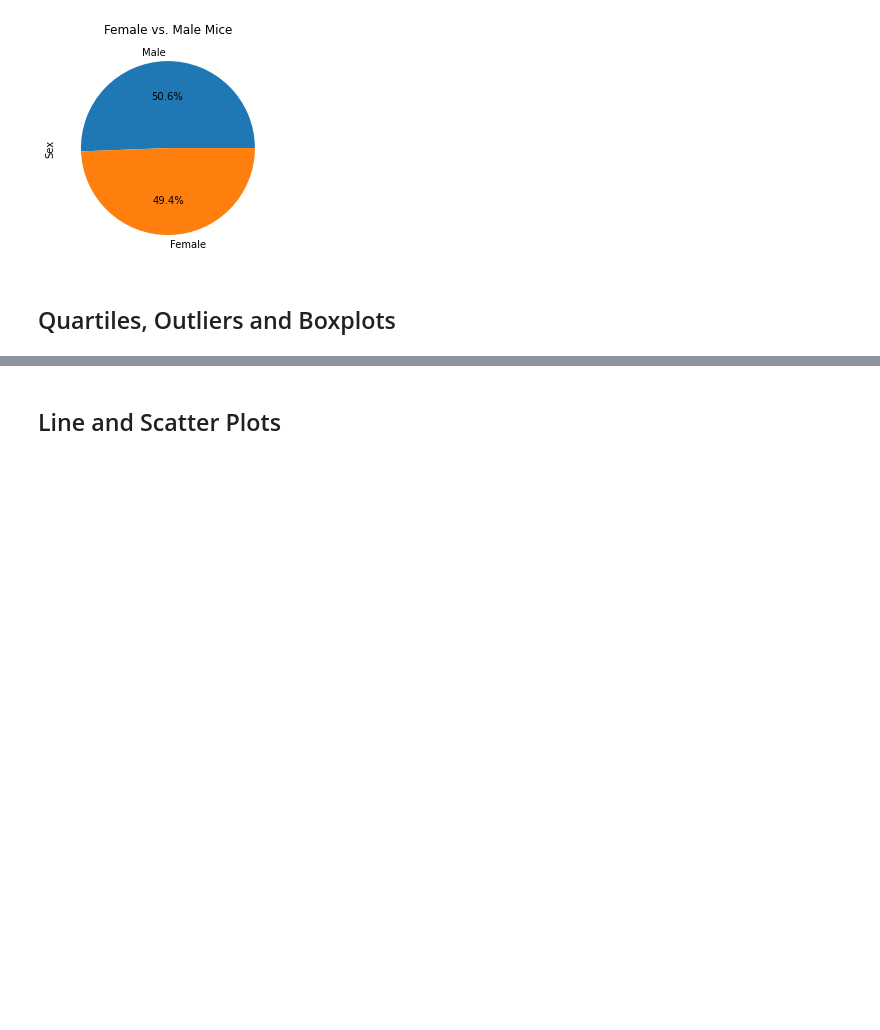
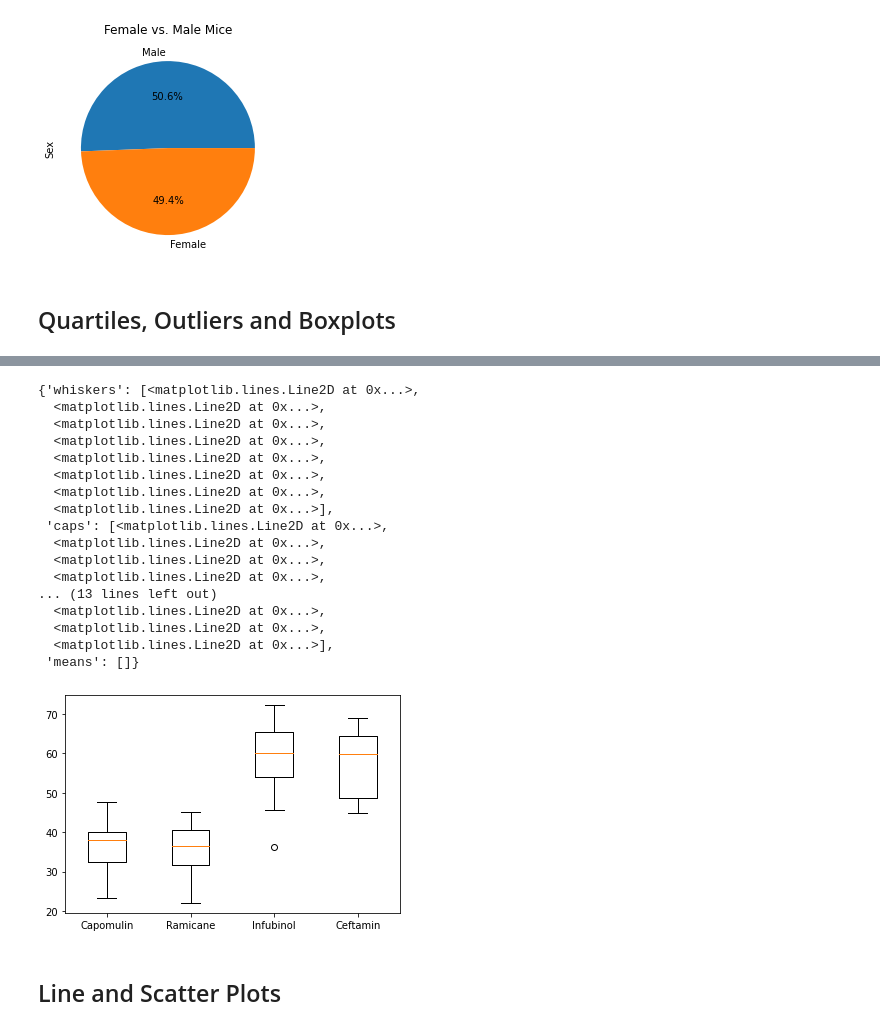
Before and after one commit to BrookAnn/Matplotlib_Homework, a Jupyter notebook: Pymaceuticals/pymaceuticals_starter.ipynb, the cells around one changed output, grey strips where cells are left out. Cells and saved outputs as stored; diff of their text form; code cells hidden in the pictures; blank space fills up the shorter version.

```diff
--- a/Pymaceuticals/pymaceuticals_starter.ipynb
+++ b/Pymaceuticals/pymaceuticals_starter.ipynb
@@ -188,17 +200,29 @@ AttributeError: module 'matplotlib.pyplot' has no attribute 'boxplt'
 # %%
 # Put treatments into a list for for loop (and later for plot labels)
-
-
 # Create empty list to fill with tumor vol data (for plotting)
-
-
+Empty_List = []
 # Calculate the IQR and quantitatively determine if there are any potential outliers.
-
+for drug in Final_Tumor:
 
     # Locate the rows which contain mice on each drug and get the tumor volumes
-
-
+    Drugged_Mice = Merge_Tumor.loc[Merge_Tumor['Drug Regimen']== drug,"Tumor Volume (mm3)"]
     # add subset
-
+    Empty_List.append (Drugged_Mice)
 
     # Determine outliers using upper and lower bounds
+    quartiles = Drugged_Mice.quantile([.25,.5,.75])
+    lowerq = quartiles[0.25]
+    upperq = quartiles[0.75]
+    iqr = upperq-lowerq
+
+    print(f"The lower quartile   is: {lowerq}")
+    print(f"The upper quartile   is: {upperq}")
+    print(f"The interquartile range  is: {iqr}")
+    print(f"The the median  is: {quartiles[0.5]} ")
+
+    lower_bound = lowerq - (1.5*iqr)
+    upper_bound = upperq + (1.5*iqr)
+    print(f"Values below {lower_bound} could be outliers.")
+    print(f"Values above {upper_bound} could be outliers.")
+    Outlier_Variable = Drugged_Mice.loc[(Drugged_Mice <lower_bound)| (Drugged_Mice >upper_bound)]
+    print (f"{len(Outlier_Variable)}")
@@ -205,5 +247,25 @@ AttributeError: module 'matplotlib.pyplot' has no attribute 'boxplt'
 # %%
 # Generate a box plot of the final tumor volume of each mouse across four regimens of interest
+plt.boxplot (Empty_List ,labels= ['Capomulin', 'Ramicane', 'Infubinol', 'Ceftamin'])
+# %% [output]
+{'whiskers': [<matplotlib.lines.Line2D at 0x...>,
+  <matplotlib.lines.Line2D at 0x...>,
+  <matplotlib.lines.Line2D at 0x...>,
+  <matplotlib.lines.Line2D at 0x...>,
+  <matplotlib.lines.Line2D at 0x...>,
+  <matplotlib.lines.Line2D at 0x...>,
+  <matplotlib.lines.Line2D at 0x...>,
+  <matplotlib.lines.Line2D at 0x...>],
+ 'caps': [<matplotlib.lines.Line2D at 0x...>,
+  <matplotlib.lines.Line2D at 0x...>,
+  <matplotlib.lines.Line2D at 0x...>,
+  <matplotlib.lines.Line2D at 0x...>,
+... (13 lines left out)
+  <matplotlib.lines.Line2D at 0x...>,
+  <matplotlib.lines.Line2D at 0x...>,
+  <matplotlib.lines.Line2D at 0x...>],
+ 'means': []}
+[figure, added]
 # %% [markdown]
 ## Line and Scatter Plots
 # %%
```
Also changed, not shown: parts of 6 cells of this notebook.
